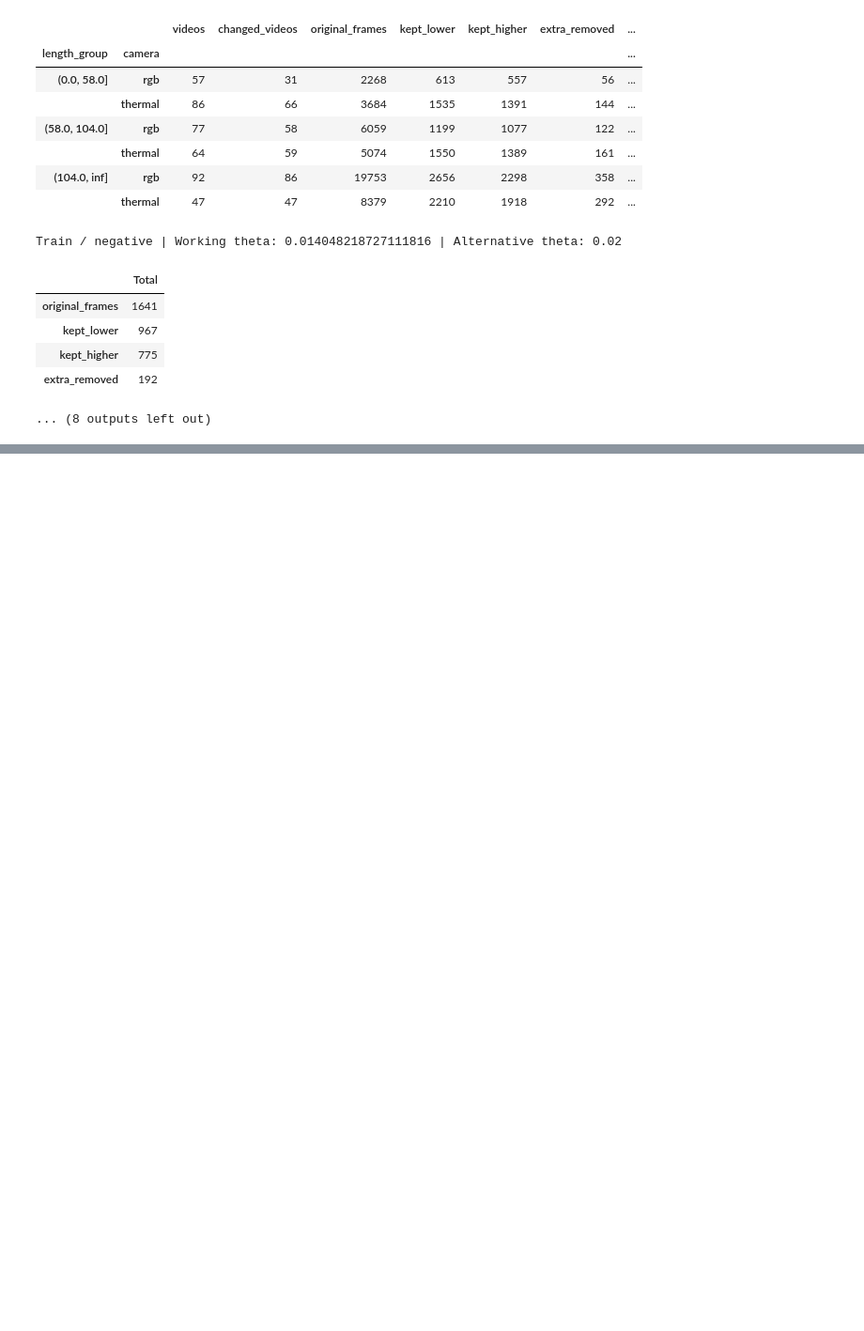
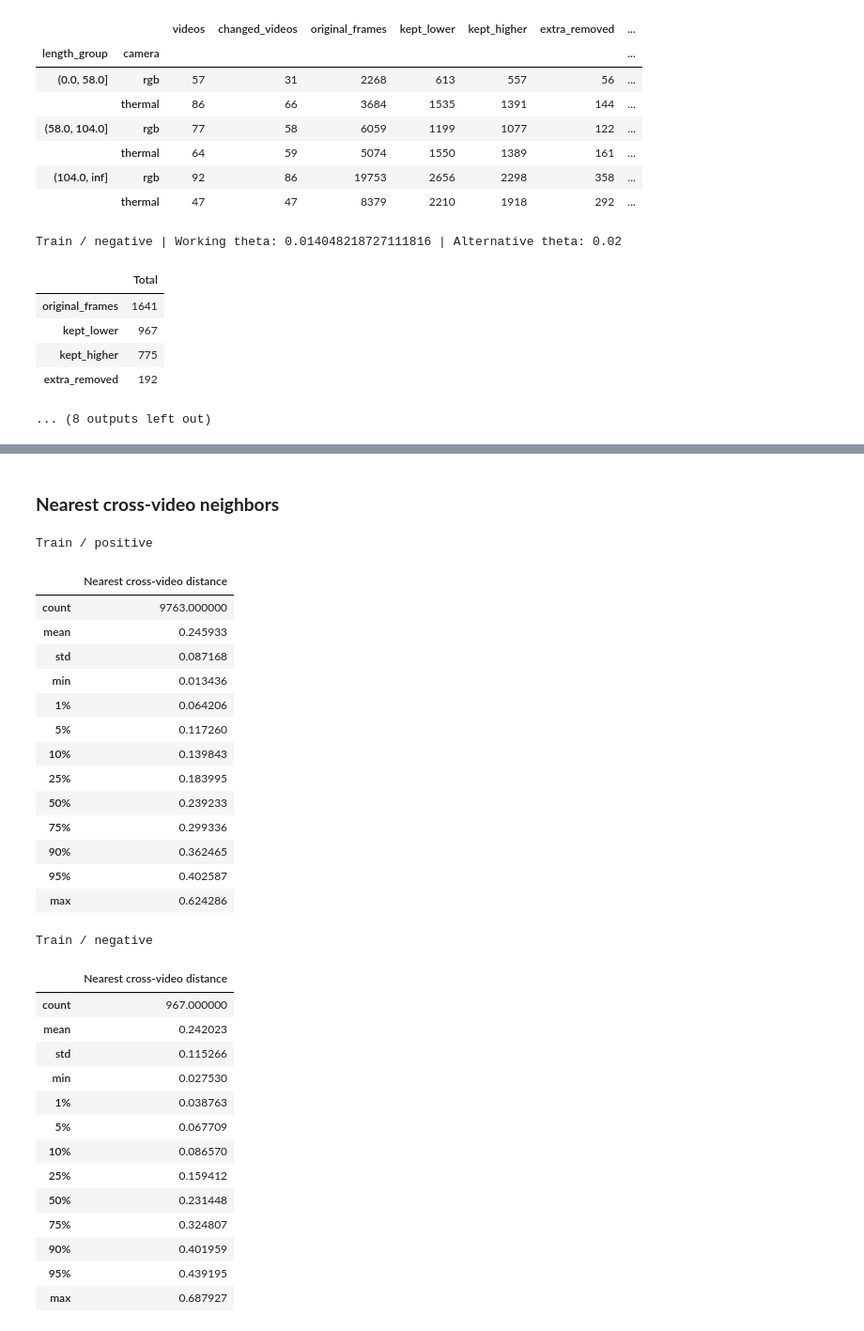
Before and after one commit to Hannysia/drone_detection, a Jupyter notebook: notebooks/04_embeddings_threshold_analysis.ipynb, the cells around one changed output, grey strips where cells are left out. Shown at 94% size. Saved outputs shown, nothing was run; the diff lists cells and outputs as text; code cells hidden in the pictures; blank space fills up the shorter version.

```diff
--- a/notebooks/04_embeddings_threshold_analysis.ipynb
+++ b/notebooks/04_embeddings_threshold_analysis.ipynb
@@ -274,0 +359,52 @@ Train / negative | Working theta: 0.014048218727111816 | Alternative theta: 0.02
+# %% [markdown]
+### **Nearest cross-video neighbors**
+# %%
+cross_video_results = {}
+
+for category, embeddings in cross_video_embeddings.items():
+    result = nearest_cross_video_frames(embeddings)
+    cross_video_results[category] = result
+
+    assert len(result) == len(embeddings)
+    assert (result["video_id"] != result["neighbor_video_id"]).all()
+
+    print(f"Train / {category}")
+    display(
+        result["distance"]
+        .describe(
+            percentiles=[0.01, 0.05, 0.10, 0.25, 0.50, 0.75, 0.90, 0.95]
+        )
+        .to_frame("Nearest cross-video distance")
+        .round(6)
+    )
+# %% [output]
+Train / positive
+|  | Nearest cross-video distance |
+| count | 9763.000000 |
+| mean | 0.245933 |
+| std | 0.087168 |
+| min | 0.013436 |
+| 1% | 0.064206 |
+| 5% | 0.117260 |
+| 10% | 0.139843 |
+| 25% | 0.183995 |
+| 50% | 0.239233 |
+| 75% | 0.299336 |
+| 90% | 0.362465 |
+| 95% | 0.402587 |
+| max | 0.624286 |
+Train / negative
+|  | Nearest cross-video distance |
+| count | 967.000000 |
+| mean | 0.242023 |
+| std | 0.115266 |
+| min | 0.027530 |
+| 1% | 0.038763 |
+| 5% | 0.067709 |
+| 10% | 0.086570 |
+| 25% | 0.159412 |
+| 50% | 0.231448 |
+| 75% | 0.324807 |
+| 90% | 0.401959 |
+| 95% | 0.439195 |
+| max | 0.687927 |
```
Also changed, not shown: parts of 10 cells of this notebook, 3 other files.
